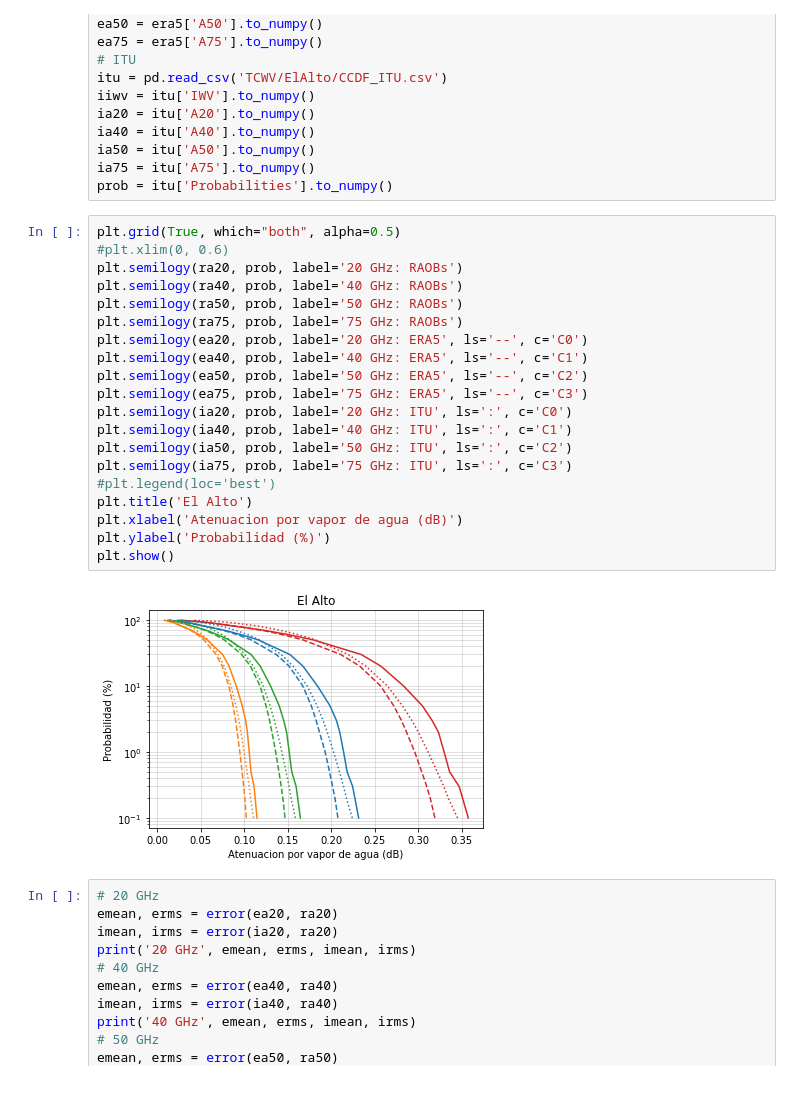
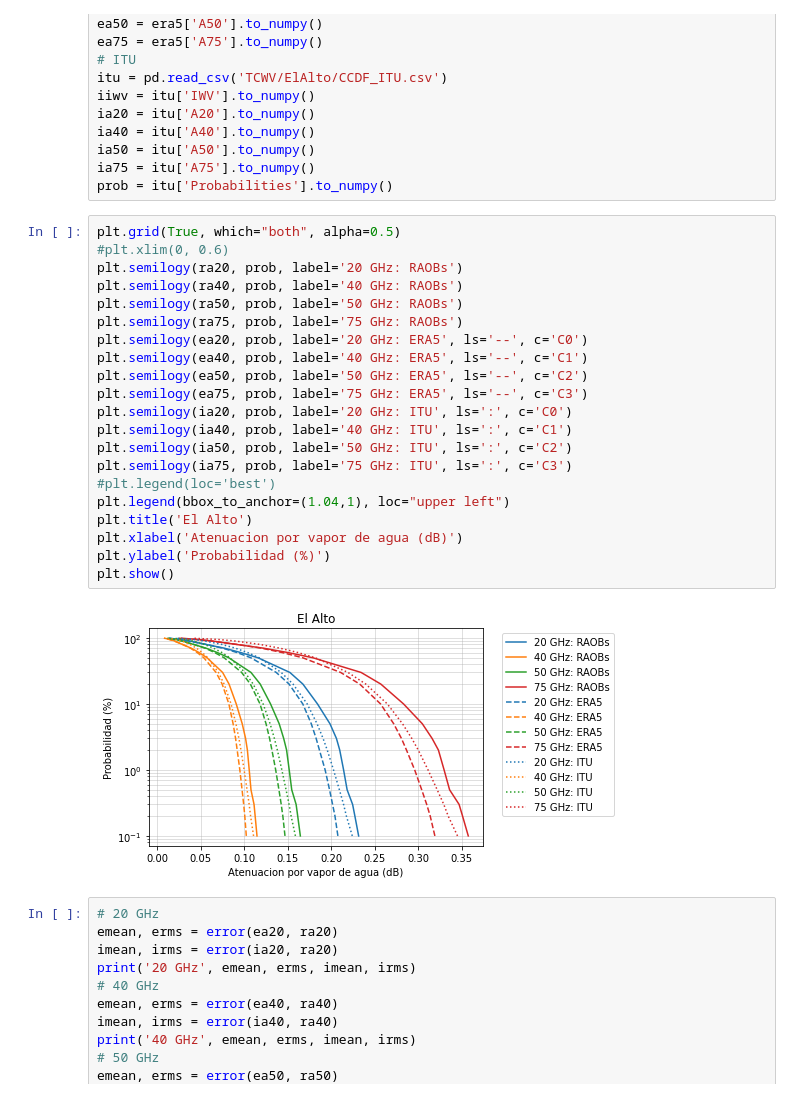
Before and after one commit to gustavomarinovando/era5-analysis, a Jupyter notebook: DataComparison.ipynb, the cells around one changed output. Cells and saved outputs as stored; diff of their text form.

Commit message:
Legend Added Outside Plot

```diff
--- a/DataComparison.ipynb
+++ b/DataComparison.ipynb
@@ -44,25 +44,26 @@ prob = itu['Probabilities'].to_numpy()
 # %%
 plt.grid(True, which="both", alpha=0.5)
 #plt.xlim(0, 0.6)
 plt.semilogy(ra20, prob, label='20 GHz: RAOBs')
 plt.semilogy(ra40, prob, label='40 GHz: RAOBs')
 plt.semilogy(ra50, prob, label='50 GHz: RAOBs')
 plt.semilogy(ra75, prob, label='75 GHz: RAOBs')
 plt.semilogy(ea20, prob, label='20 GHz: ERA5', ls='--', c='C0')
 plt.semilogy(ea40, prob, label='40 GHz: ERA5', ls='--', c='C1')
 plt.semilogy(ea50, prob, label='50 GHz: ERA5', ls='--', c='C2')
 plt.semilogy(ea75, prob, label='75 GHz: ERA5', ls='--', c='C3')
 plt.semilogy(ia20, prob, label='20 GHz: ITU', ls=':', c='C0')
 plt.semilogy(ia40, prob, label='40 GHz: ITU', ls=':', c='C1')
 plt.semilogy(ia50, prob, label='50 GHz: ITU', ls=':', c='C2')
 plt.semilogy(ia75, prob, label='75 GHz: ITU', ls=':', c='C3')
 #plt.legend(loc='best')
+plt.legend(bbox_to_anchor=(1.04,1), loc="upper left")
 plt.title('El Alto')
 plt.xlabel('Atenuacion por vapor de agua (dB)')
 plt.ylabel('Probabilidad (%)')
 plt.show()
 # %% [output]
-[figure, old version]
+[figure, new version]
 # %%
 # 20 GHz
 emean, erms = error(ea20, ra20)
```
